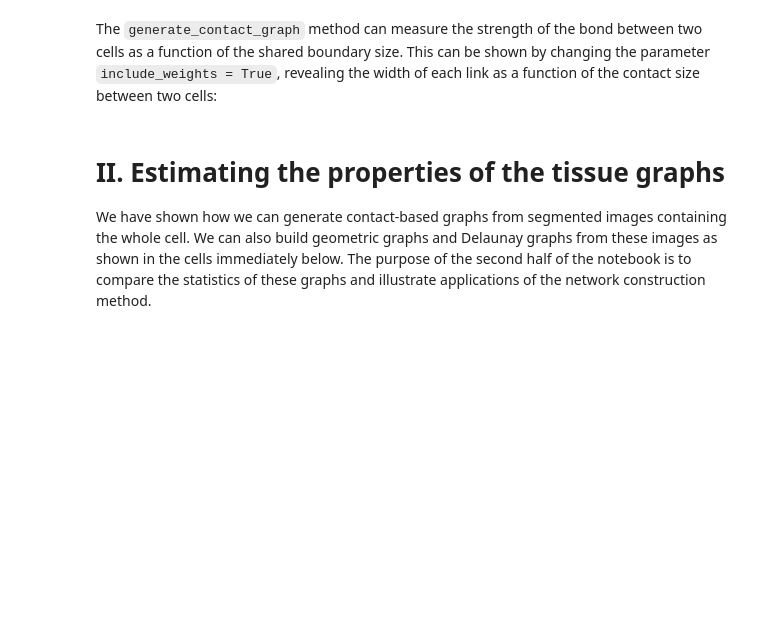
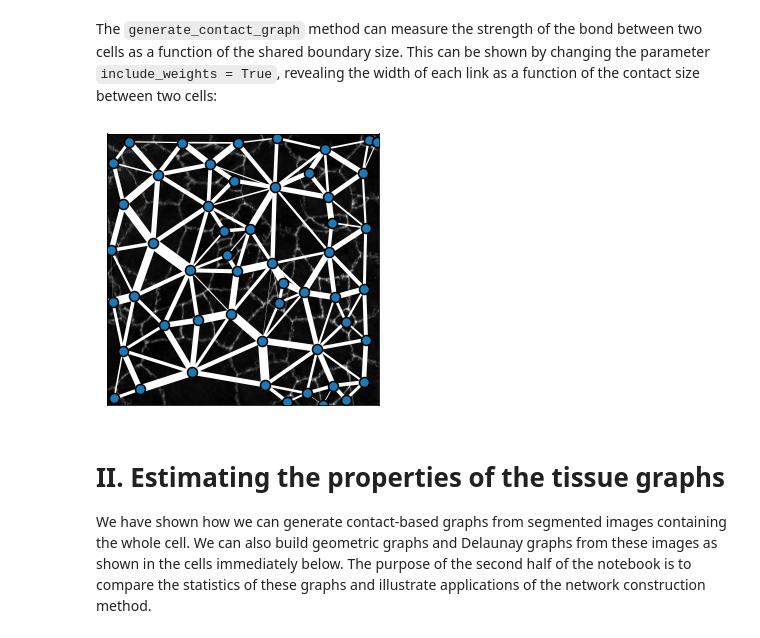
Before and after one commit to BaroudLab/Griottes, a Jupyter notebook: example_notebooks/Figure_2.ipynb, the cells around one changed output. Drawn from its saved outputs; the diff is of its cells as text; code cells hidden in the pictures; blank space fills up the shorter version.

```diff
--- a/example_notebooks/Figure_2.ipynb
+++ b/example_notebooks/Figure_2.ipynb
@@ -71,14 +74,16 @@ plot_2D(G_contact,
 The `generate_contact_graph` method can measure the strength of the bond between two cells as a function of the shared boundary size. This can be shown by changing the parameter `include_weights = True`, revealing the width of each link as a function of the contact size between two cells:
 # %%
 plot_2D(G_contact,
-        background_image = sub_image[:, :,1],
+        background_image = sub_image[1],
         include_weights = True,
         figsize = (5,5),
         alpha_line = 1,
         scatterpoint_size = 10,
         legend = True,
         edge_color = 'w',
         line_factor = 0.15)
+# %% [output]
+[figure, added]
 # %% [markdown]
 # II. Estimating the properties of the tissue graphs
 
```
Also changed, not shown: parts of 13 cells of this notebook, 3 other files.
